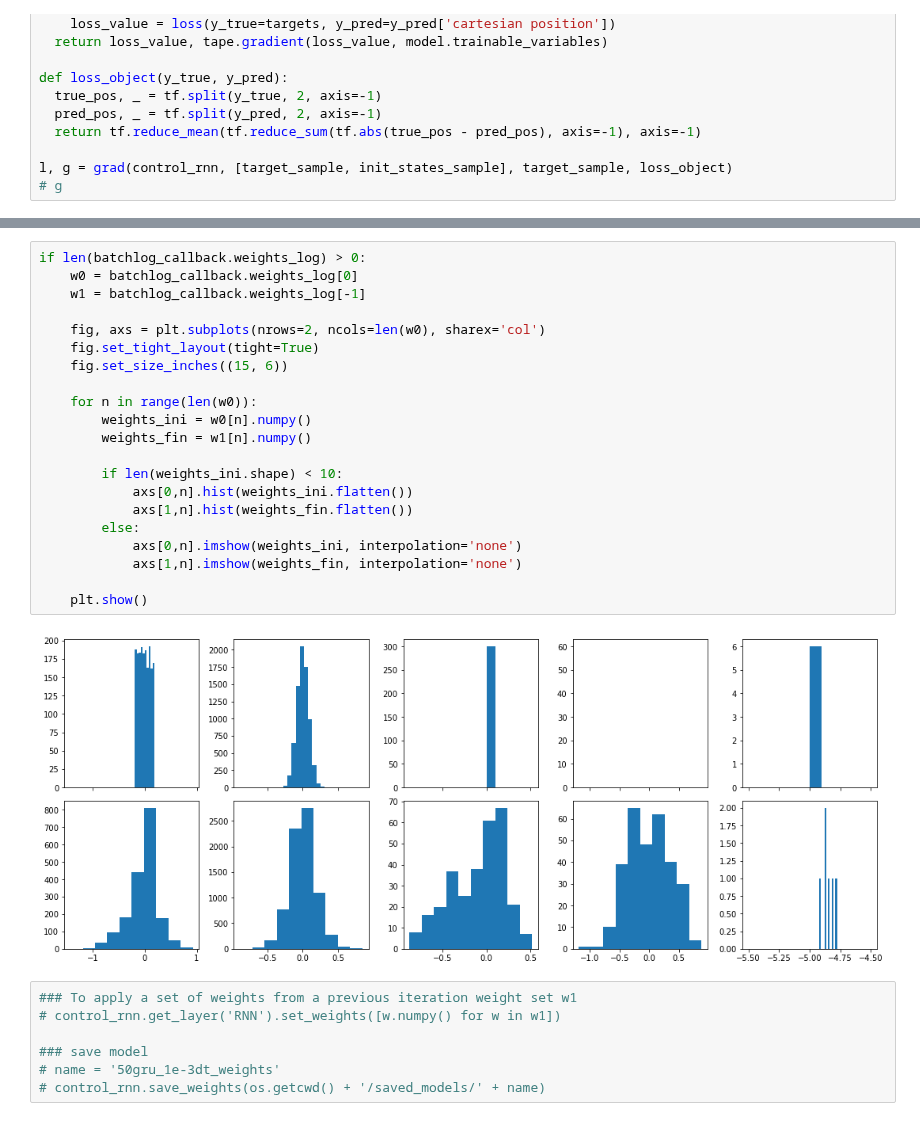
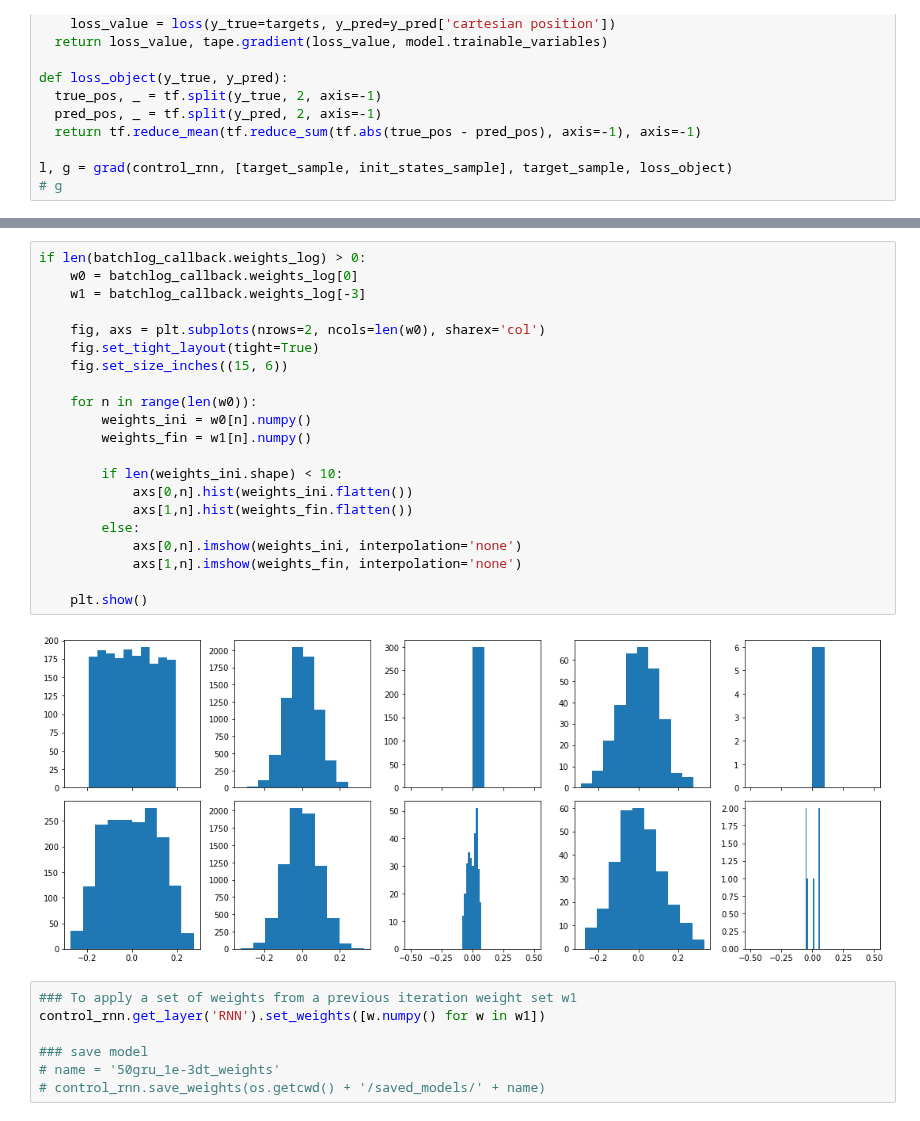
Before and after one commit to OlivierCodol/MotorNet, a Jupyter notebook: notebooks/oliviers_playground/compliant_tendon.ipynb, the cells around one changed output, grey strips where cells are left out. Cells and saved outputs as stored; diff of their text form.

```diff
--- a/notebooks/oliviers_playground/compliant_tendon.ipynb
+++ b/notebooks/oliviers_playground/compliant_tendon.ipynb
@@ -354,29 +377,29 @@ plt.show()
 # %%
 if len(batchlog_callback.weights_log) > 0:
     w0 = batchlog_callback.weights_log[0]
-    w1 = batchlog_callback.weights_log[-1]
+    w1 = batchlog_callback.weights_log[-3]
 
     fig, axs = plt.subplots(nrows=2, ncols=len(w0), sharex='col')
     fig.set_tight_layout(tight=True)
     fig.set_size_inches((15, 6))
 
     for n in range(len(w0)):
         weights_ini = w0[n].numpy()
         weights_fin = w1[n].numpy()
 
         if len(weights_ini.shape) < 10:
             axs[0,n].hist(weights_ini.flatten())
             axs[1,n].hist(weights_fin.flatten())
         else:
             axs[0,n].imshow(weights_ini, interpolation='none')
             axs[1,n].imshow(weights_fin, interpolation='none')
 
     plt.show()
 # %% [output]
-[figure, old version]
+[figure, new version]
 # %%
 ### To apply a set of weights from a previous iteration weight set w1
-# control_rnn.get_layer('RNN').set_weights([w.numpy() for w in w1])
+control_rnn.get_layer('RNN').set_weights([w.numpy() for w in w1])
 
 ### save model
 # name = '50gru_1e-3dt_weights'
```
Also changed, not shown: parts of 10 cells of this notebook, 1 other file.
